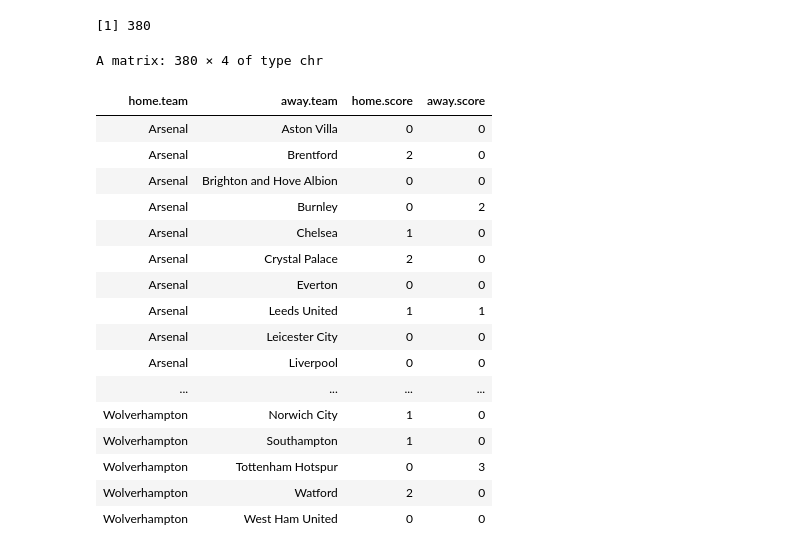
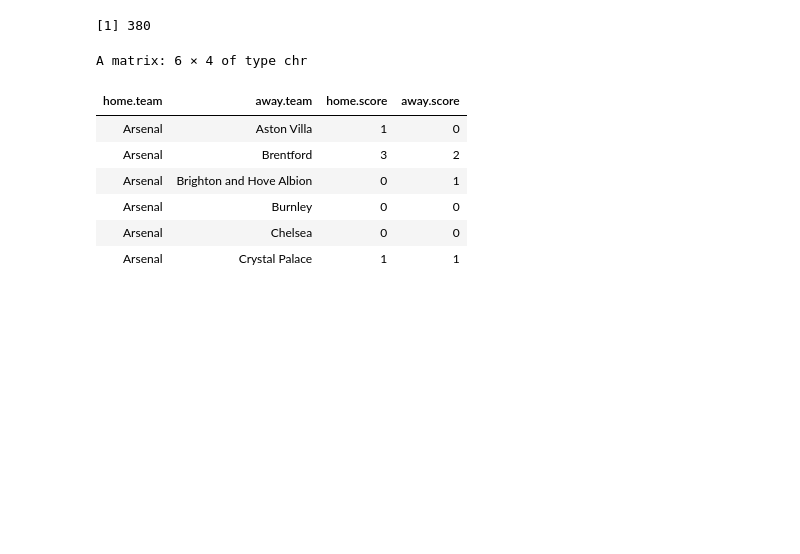
Before and after one commit to kakochanowski/Predicting_Monopoly_Optimization, a Jupyter notebook: assignment2.ipynb, the cells around one changed output. Cells and saved outputs as stored; diff of their text form; code cells hidden in the pictures; blank space fills up the shorter version.

```diff
--- a/assignment2.ipynb
+++ b/assignment2.ipynb
@@ -130,31 +130,21 @@ A matrix: 40 × 2 of type chr
 # %%
 ScoresMatrix <- matrix(nrow=nrow(allMatches),  ncol=4)
 for (ii in 1:nrow(allMatches)  ) {
      ScoresMatrix[ii,1:2]=allMatches[ii,]
      ScoresMatrix[ii,3:4]= draw.score(allMatches[ii,"home"],allMatches[ii,"away"] )
 }
 colnames(ScoresMatrix)<-c("home.team","away.team","home.score","away.score")
 # ScoresMatrix
-ScoresMatrix
+head(ScoresMatrix)
 # %% [output]
-A matrix: 380 × 4 of type chr
+A matrix: 6 × 4 of type chr
 | home.team | away.team | home.score | away.score |
-| Arsenal | Aston Villa | 0 | 0 |
-| Arsenal | Brentford | 2 | 0 |
-| Arsenal | Brighton and Hove Albion | 0 | 0 |
-| Arsenal | Burnley | 0 | 2 |
-| Arsenal | Chelsea | 1 | 0 |
-| Arsenal | Crystal Palace | 2 | 0 |
-| Arsenal | Everton | 0 | 0 |
-| Arsenal | Leeds United | 1 | 1 |
-| Arsenal | Leicester City | 0 | 0 |
-| Arsenal | Liverpool | 0 | 0 |
-| ... | ... | ... | ... |
-| Wolverhampton | Norwich City | 1 | 0 |
-| Wolverhampton | Southampton | 1 | 0 |
-| Wolverhampton | Tottenham Hotspur | 0 | 3 |
-| Wolverhampton | Watford | 2 | 0 |
-| Wolverhampton | West Ham United | 0 | 0 |
+| Arsenal | Aston Villa | 1 | 0 |
+| Arsenal | Brentford | 3 | 2 |
+| Arsenal | Brighton and Hove Albion | 0 | 1 |
+| Arsenal | Burnley | 0 | 0 |
+| Arsenal | Chelsea | 0 | 0 |
+| Arsenal | Crystal Palace | 1 | 1 |
 # %%
 PointsMatrix <- as.data.frame(ScoresMatrix)
 
```
Also changed, not shown: parts of 13 cells of this notebook.
